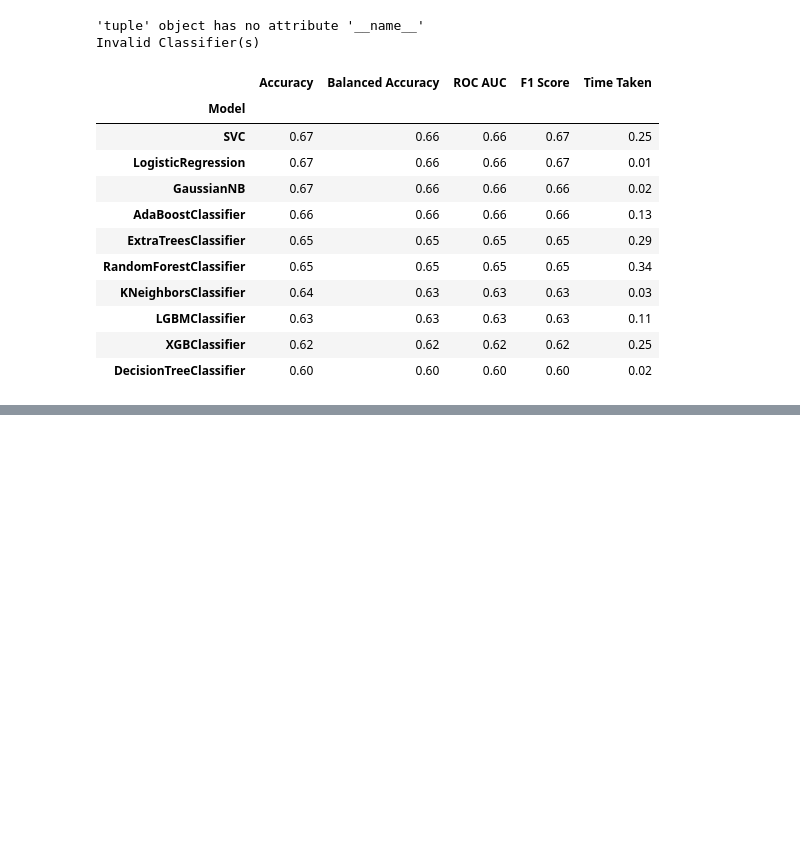
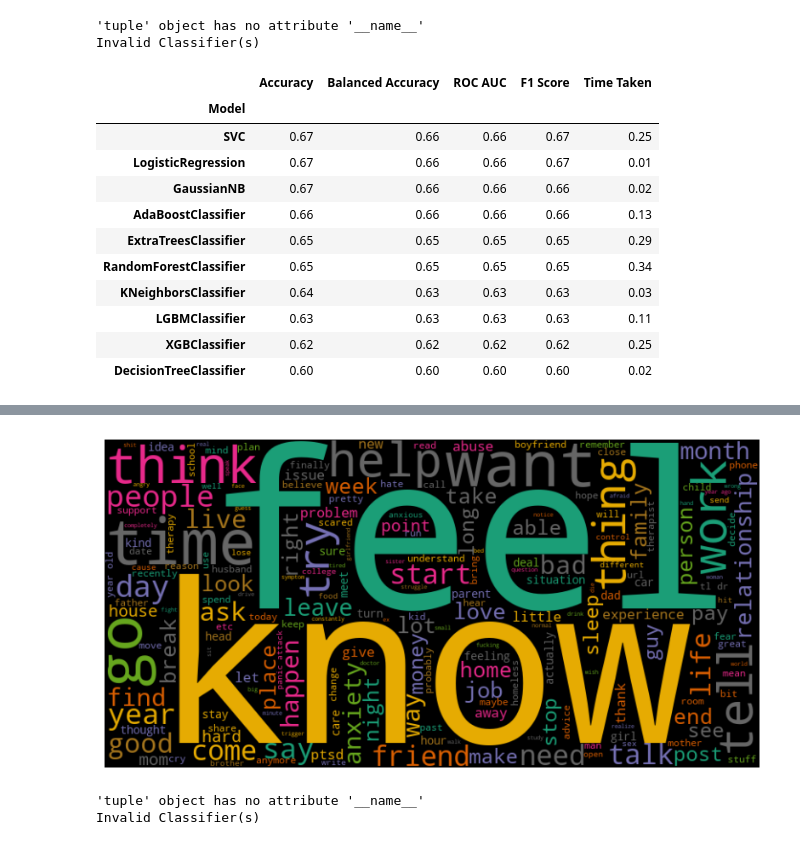
Before and after one commit to mostafamhmdi/stress-prediction, a Jupyter notebook: Untitled.ipynb, the cells around one changed output, grey strips where cells are left out. Drawn from its saved outputs; the diff is of its cells as text; code cells hidden in the pictures; blank space fills up the shorter version.

```diff
--- a/Untitled.ipynb
+++ b/Untitled.ipynb
@@ -679,0 +732,10 @@ predictions
+# %%
+text = ' '.join(df['PP_text'])
+wordcloud = WordCloud(width=800, height=400,background_color='black', colormap='Dark2').generate(text)
+
+plt.figure(figsize=(10, 5))
+plt.imshow(wordcloud, interpolation='bilinear')
+plt.axis("off")
+plt.show()
+# %% [output]
+[figure, added]
@@ -679,0 +751,12 @@ predictions
+# %%
+selected_models = ['LogisticRegression', 'RandomForestClassifier', 'DecisionTreeClassifier', 'SVC', 'KNeighborsClassifier',
+                   'GaussianNB', 'AdaBoostClassifier', 'GradientBoostingClassifier', 'ExtraTreesClassifier',
+                   'XGBClassifier', 'LGBMClassifier', 'CatBoostClassifier']
+
+# Create and fit the LazyClassifier with the selected models
+classify = [cls for cls in lazypredict.Supervised.CLASSIFIERS if cls[0] in selected_models]
+cls = LazyClassifier(verbose=0,classifiers=classify,custom_metric=None)
+models, predictions = cls.fit(X_train, X_test, y_train, y_test)
+# %% [output]
+'tuple' object has no attribute '__name__'
+Invalid Classifier(s)
```
Also changed, not shown: parts of 52 cells of this notebook.
